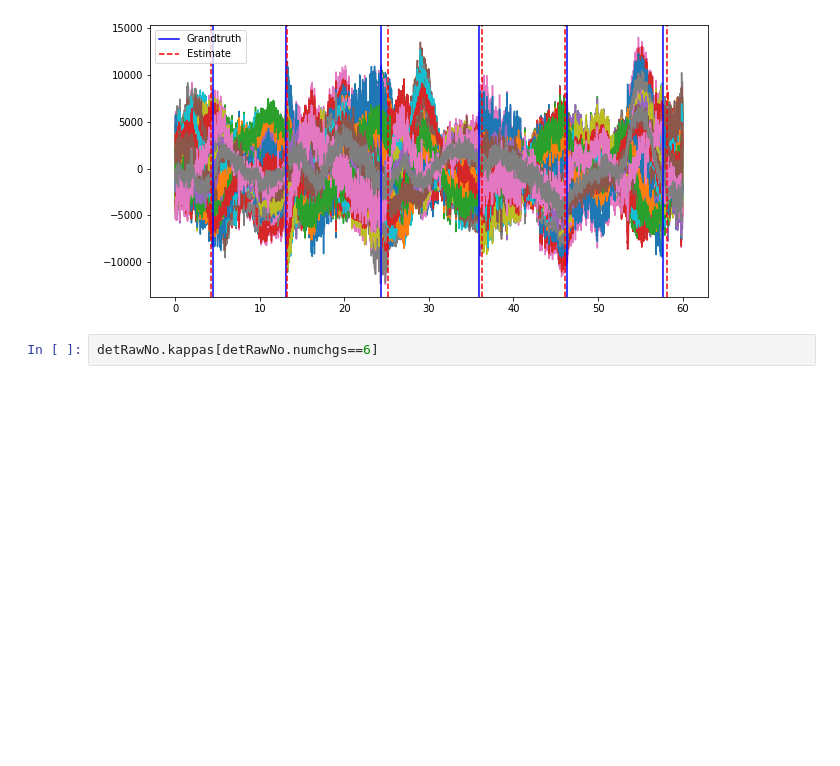
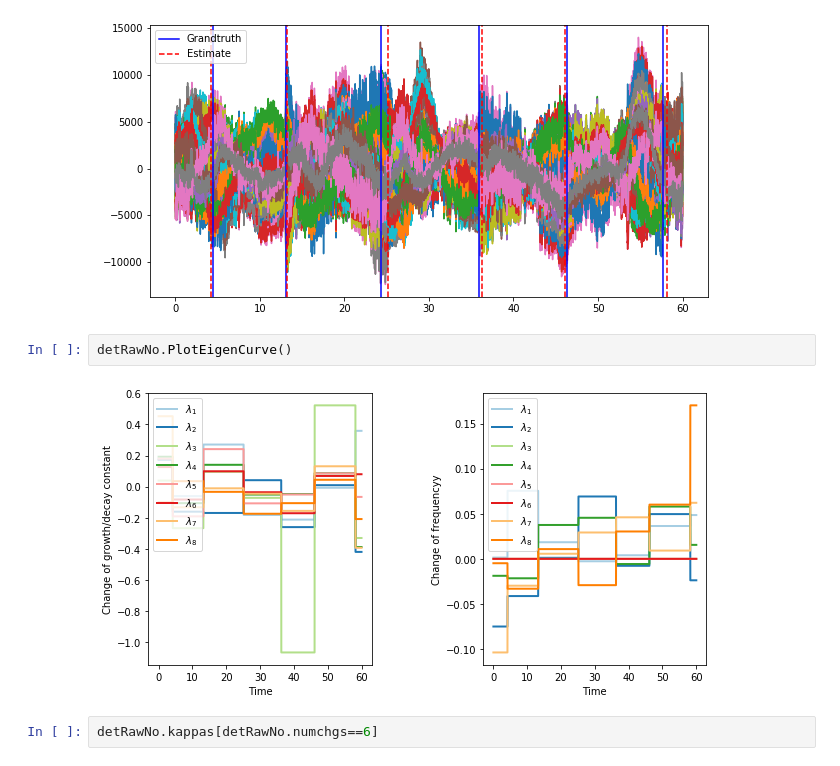
Before and after one commit to JINhuaqing/TVDN-simu, a Jupyter notebook: realdata/MEG-eye-data02st1026.ipynb, the cells around one changed output. Cells and saved outputs as stored; diff of their text form; blank space fills up the shorter version.

```diff
--- a/realdata/MEG-eye-data02st1026.ipynb
+++ b/realdata/MEG-eye-data02st1026.ipynb
@@ -238,6 +238,10 @@ detRawNo.PlotEcpts(GT=gtSt02.cpts)
 |      6      | [ 500. 1589. 3016. 4351. 5535. 6984.] | 6.891189268764603 |  12  |
 +-------------+---------------------------------------+-------------------+------+
 [figure]
+# %%
+detRawNo.PlotEigenCurve()
+# %% [output]
+[figure, added]
 # %%
 detRawNo.kappas[detRawNo.numchgs==6]
 # %% [output]
```
Also changed, not shown: parts of 5 cells of this notebook, 1 other file.
